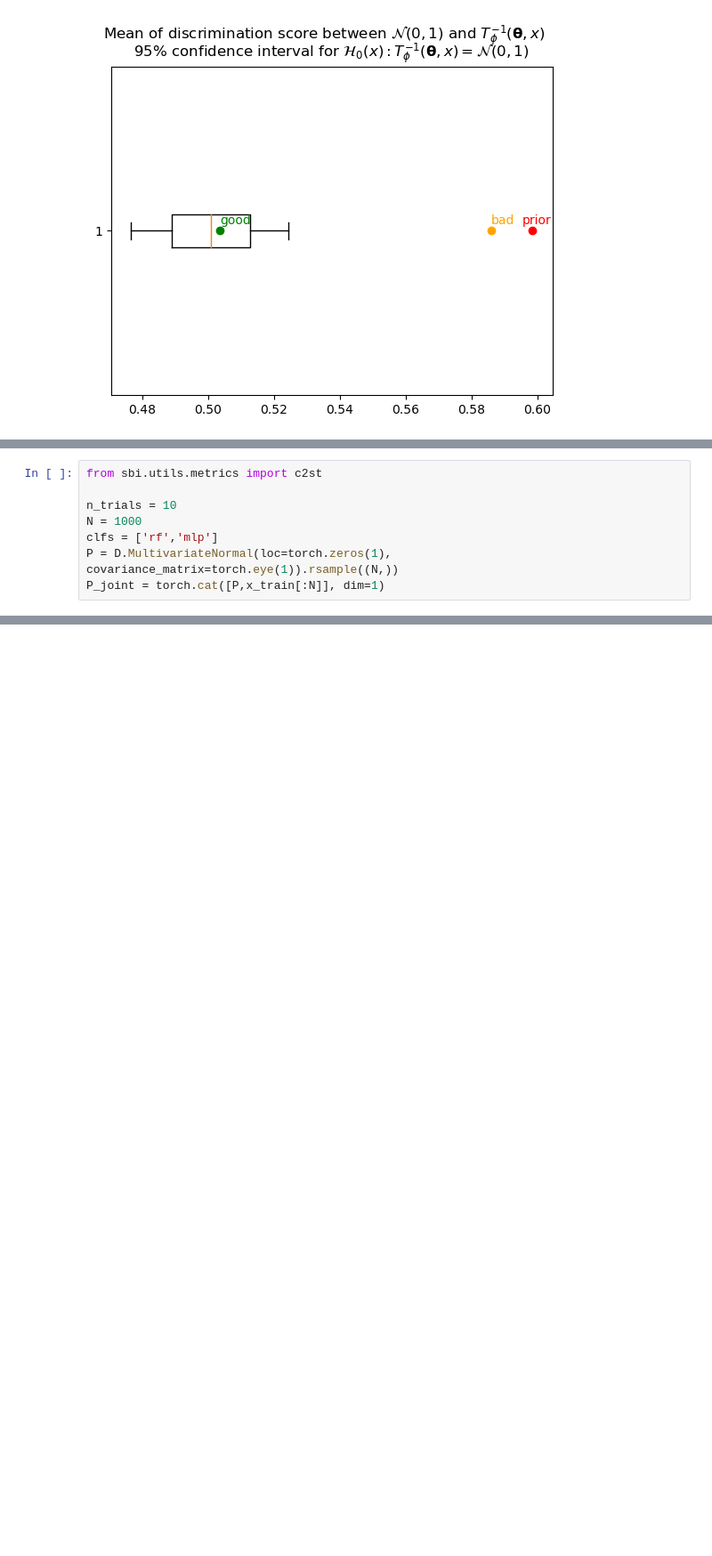
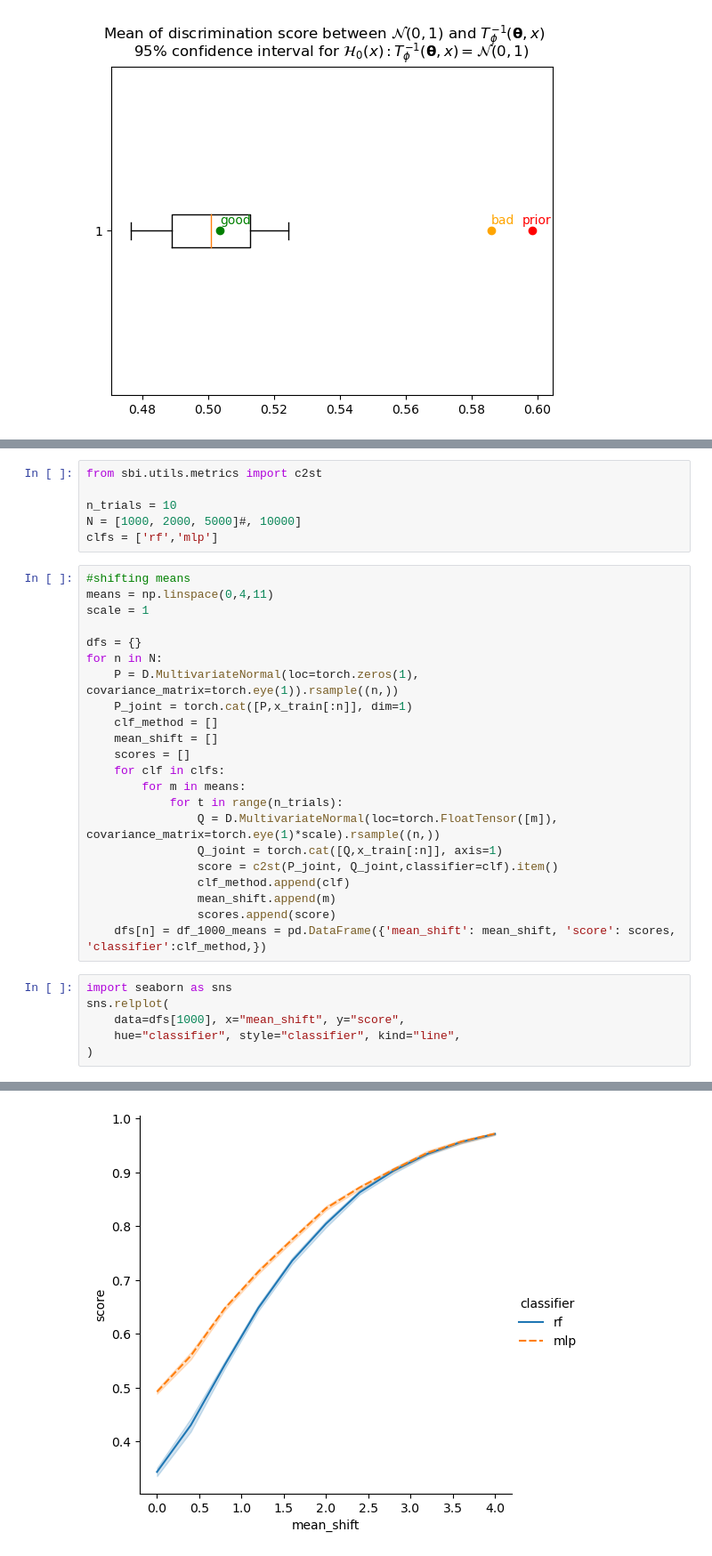
Before and after one commit to JuliaLinhart/valDiags_flows, a Jupyter notebook: PIT_for_ConditionalFlows.ipynb, the cells around one changed output, grey strips where cells are left out. Shown at 89% size. Drawn from its saved outputs; the diff is of its cells as text; blank space fills up the shorter version.

```diff
--- a/PIT_for_ConditionalFlows.ipynb
+++ b/PIT_for_ConditionalFlows.ipynb
@@ -1457,7 +1457,34 @@ plt.show()
 from sbi.utils.metrics import c2st
 
 n_trials = 10
-N = 1000
+N = [1000, 2000, 5000]#, 10000]
 clfs = ['rf','mlp']
-P = D.MultivariateNormal(loc=torch.zeros(1), covariance_matrix=torch.eye(1)).rsample((N,))
-P_joint = torch.cat([P,x_train[:N]], dim=1)
+# %%
+#shifting means
+means = np.linspace(0,4,11)
+scale = 1
+
+dfs = {}
+for n in N:
+    P = D.MultivariateNormal(loc=torch.zeros(1), covariance_matrix=torch.eye(1)).rsample((n,))
+    P_joint = torch.cat([P,x_train[:n]], dim=1)
+    clf_method = []
+    mean_shift = []
+    scores = []
+    for clf in clfs:
+        for m in means:
+            for t in range(n_trials):
+                Q = D.MultivariateNormal(loc=torch.FloatTensor([m]), covariance_matrix=torch.eye(1)*scale).rsample((n,))
+                Q_joint = torch.cat([Q,x_train[:n]], axis=1)
+                score = c2st(P_joint, Q_joint,classifier=clf).item()
+                clf_method.append(clf)
+                mean_shift.append(m)
+                scores.append(score)
+    dfs[n] = df_1000_means = pd.DataFrame({'mean_shift': mean_shift, 'score': scores, 'classifier':clf_method,})
+# %%
+import seaborn as sns
+sns.relplot(
+    data=dfs[1000], x="mean_shift", y="score",
+    hue="classifier", style="classifier", kind="line",
+)
+# %% [output]
@@ -1464 +1492,2 @@ P_joint = torch.cat([P,x_train[:N]], dim=1)
+[figure, added]
 # %%
```
Also changed, not shown: parts of 10 cells of this notebook.
